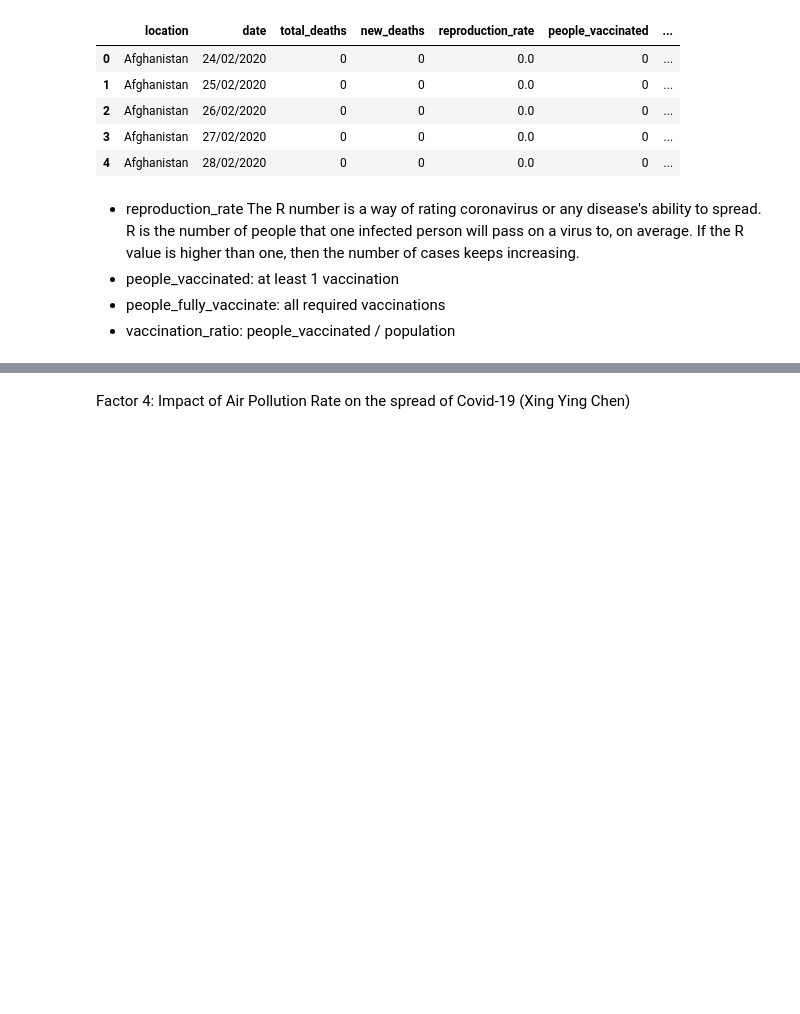
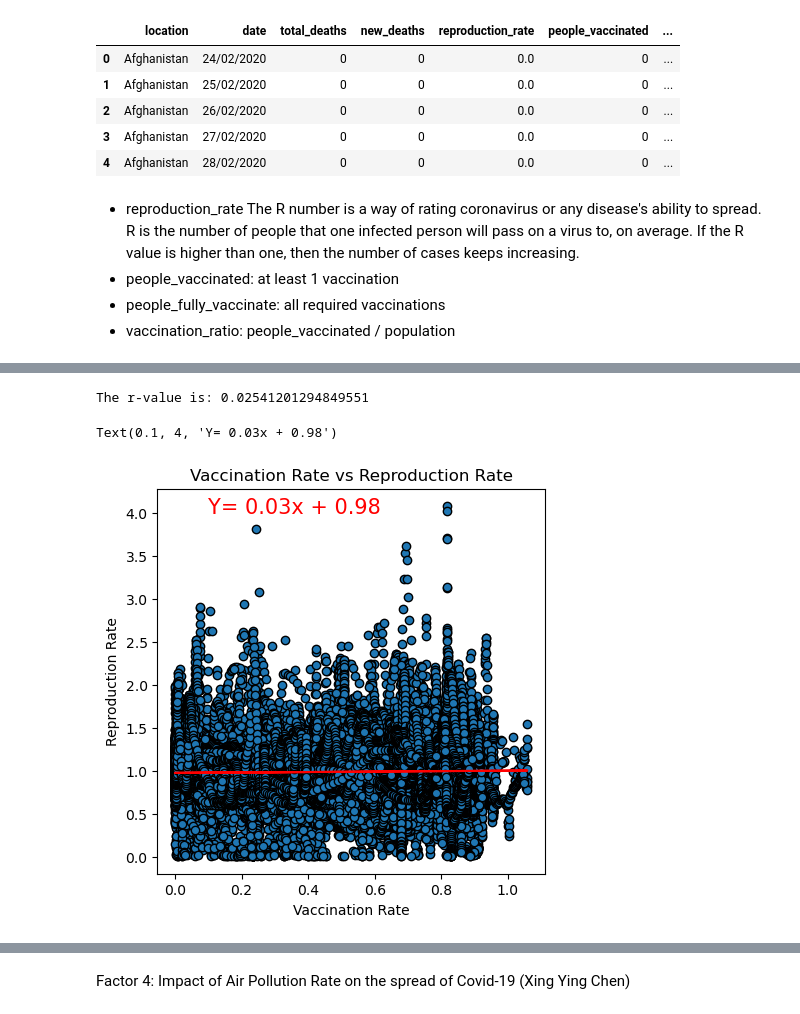
Before and after one commit to NysB/Project_1_Group_3, a Jupyter notebook: factors_covid.ipynb, the cells around one changed output, grey strips where cells are left out. Cells and saved outputs as stored; diff of their text form; code cells hidden in the pictures; blank space fills up the shorter version.

```diff
--- a/factors_covid.ipynb
+++ b/factors_covid.ipynb
@@ -88,0 +98,7 @@ vaccination_df.head()
+# %%
+country_names = vaccination_df["location"].unique()
+country = country_names[0]
+
+country_url = "https://restcountries.com/v3.1/name/"
+response = requests.get(country_url + country).json()
+print(response[0]["region"])
@@ -88,0 +135,38 @@ vaccination_df.head()
+# %%
+# Analyse connection between Vaccination Rate & Reproduction Rate
+
+## Clean Dataset
+### Remove all rows for which we do not have a Reproduction Rate
+
+vaccination_reproduction_df = vaccination_df.drop(vaccination_df[vaccination_df["reproduction_rate"] <= 0].index)
+
+### Remove all rows for which we do not have any vaccinated people
+
+vaccination_reproduction_df = vaccination_reproduction_df.drop(vaccination_reproduction_df[vaccination_reproduction_df["people_vaccinated"] == 0].index)
+
+
+## Scatter plot + linear regression for vaccination rate vs. reproduction rate
+
+x_axis = vaccination_reproduction_df["Vaccination Rate"]
+y_axis = vaccination_reproduction_df["reproduction_rate"]
+
+plt.figure(figsize=(5,5))
+plt.tight_layout()
+plt.xlabel("Vaccination Rate")
+plt.ylabel("Reproduction Rate")
+plt.title("Vaccination Rate vs Reproduction Rate")
+
+plt.scatter(x_axis,y_axis,marker="o",edgecolors="black")
+
+# Add linear regression
+
+(slope, intercept, rvalues, pvalue, stderr) = st.linregress(x_axis, y_axis)
+regress_values = x_axis * slope + intercept
+line_eq = "Y= " + str(round(slope,2)) + "x + " + str(round(intercept,2))
+print("The r-value is: " + str(rvalues))
+plt.plot(x_axis, regress_values, "r-")
+plt.annotate(line_eq, xy=(0.1,4),fontsize = 15, color = "red")
+# %% [output]
+The r-value is: 0.02541201294849551
+Text(0.1, 4, 'Y= 0.03x + 0.98')
+[figure, added]
```
Also changed, not shown: parts of 7 cells of this notebook.
